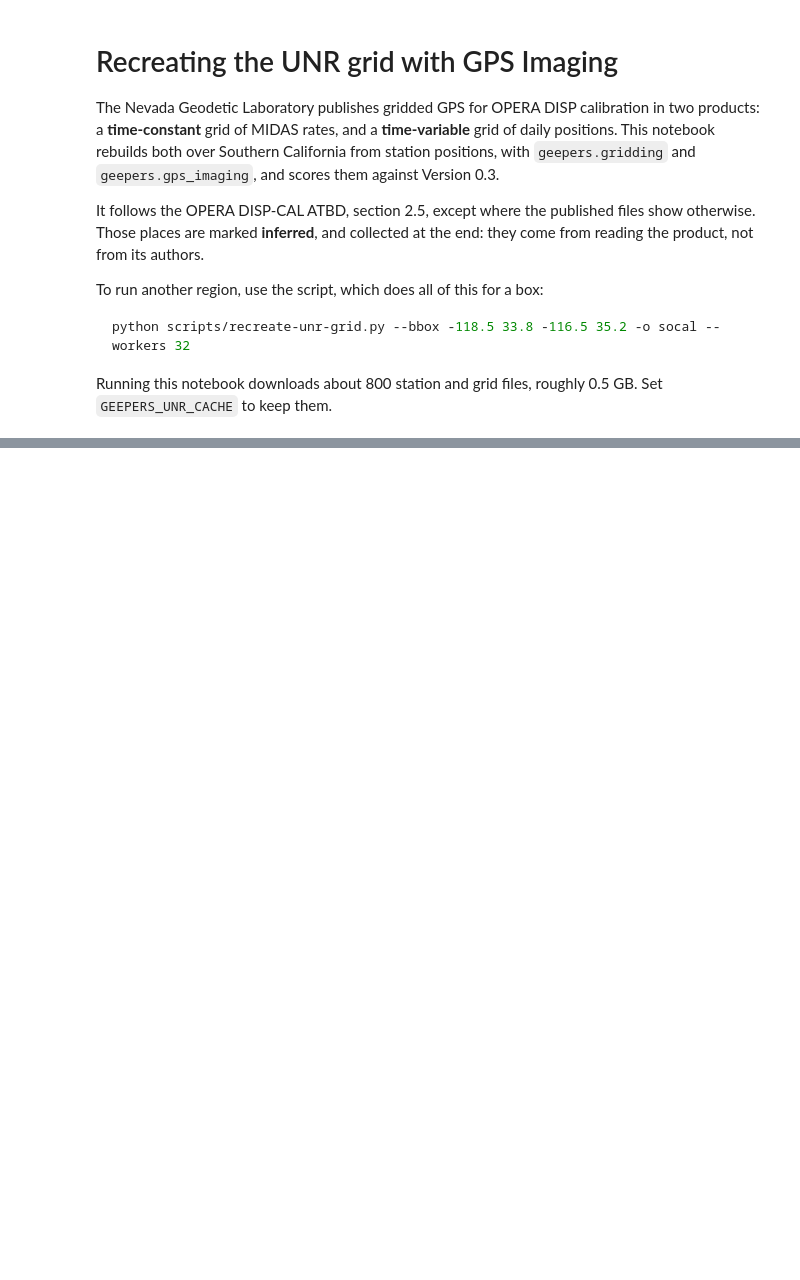
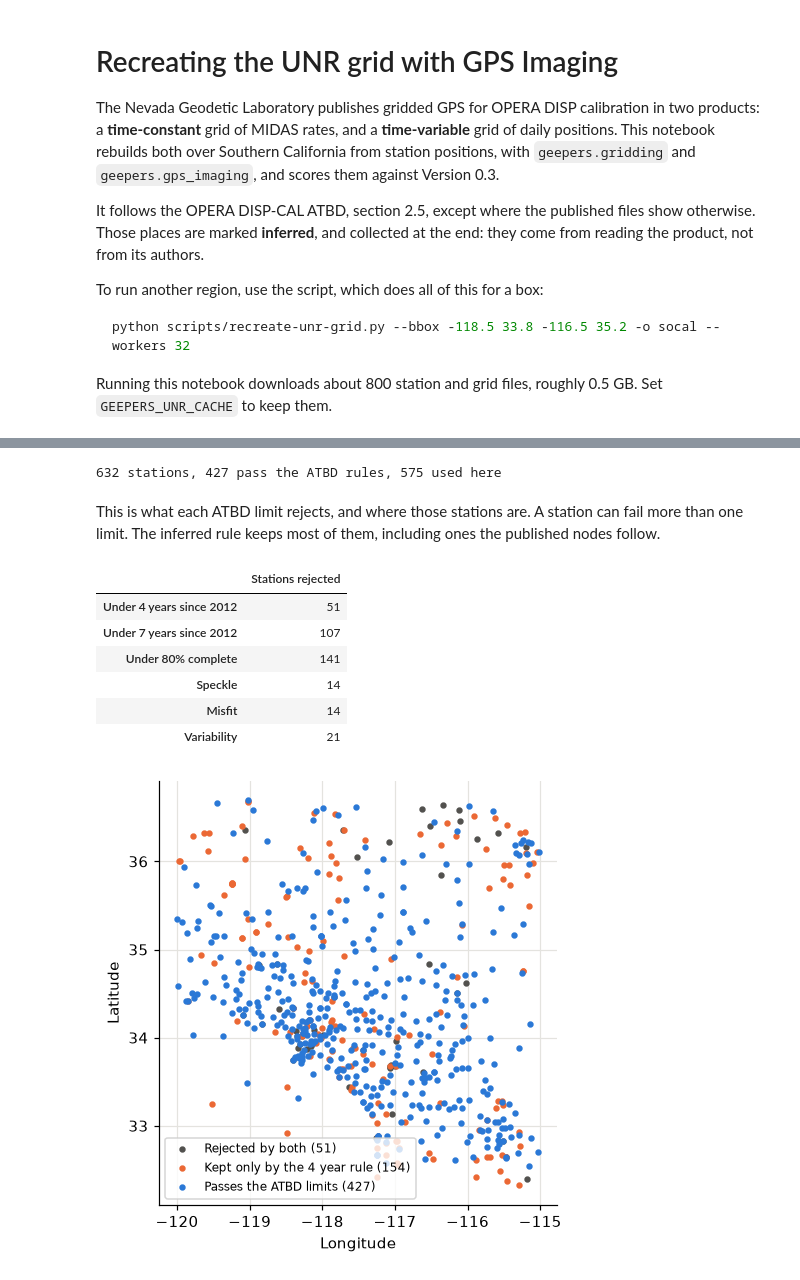
Before and after one commit to opera-adt/geepers, a Jupyter notebook: docs/notebooks/gps_imaging_unr_grid.ipynb, the cells around one changed output, grey strips where cells are left out. Cells and saved outputs as stored; diff of their text form; code cells hidden in the pictures; blank space fills up the shorter version.

```diff
--- a/docs/notebooks/gps_imaging_unr_grid.ipynb
+++ b/docs/notebooks/gps_imaging_unr_grid.ipynb
@@ -339,14 +391,7 @@ here possible: it needs no assumption about the recipe.
 # %%
-theirs = published[9600]["east"]
-fig, ax = plt.subplots(figsize=(10, 3))
-for site, color in (("VNPS", BLUE), ("P517", ORANGE)):
-    df = read_positions(site)
-    df = df[df.index >= START]
-    difference = (theirs.reindex(df.index) - df["east"]).round(2)
-    difference = difference - difference.median()
-    ax.plot(difference, ".", ms=1.5, color=color, label=site)
-    value = difference.round(2).value_counts()
-    print(f"{site}: the most common value of node minus station covers {value.iloc[0]} of {len(df)} days")
-ax.set(ylabel="Node minus station (mm)", ylim=(-15, 15), title="Node 9600 east")
-ax.legend(markerscale=5);
+df = constant_source.node_series(9600)
+for c in COMPONENTS:
+    coefficients = np.polyfit(df.decimal_year, df[c], 1)
+    departure = np.abs(df[c] - np.polyval(coefficients, df.decimal_year)).max()
+    print(f"{c:>5}: slope {coefficients[0]:7.3f} mm/yr, largest departure from the line {departure:.4f} mm")
 # %% [output]
@@ -385,0 +412,49 @@ error near the fault, while a Gulf of California breakline helped on the mainlan
+# %%
+atbd = stats[gridding.select_time_variable(stats)]
+chosen = gridding.decluster(stats[gridding.select_time_variable(stats, gridding.PUBLISHED_SELECTION)])
+print(f"{len(stats)} stations, {len(atbd)} pass the ATBD rules, {len(chosen)} used here")
+# %% [output]
+632 stations, 427 pass the ATBD rules, 575 used here
+# %% [markdown]
+This is what each ATBD limit rejects, and where those stations are. A station can fail more
+than one limit. The inferred rule keeps most of them, including ones the published nodes follow.
+# %%
+limits = gridding.SelectionCriteria()
+
+
+def fails(values, limit, strict=False):
+    bad = [values(c) > limit[c] if strict else values(c) >= limit[c] for c in COMPONENTS]
+    return pd.concat(bad, axis=1).any(axis=1)
+
+
+reasons = {
+    "Under 4 years since 2012": stats.duration_since_start < 4,
+    "Under 7 years since 2012": stats.duration_since_start < limits.min_years,
+    "Under 80% complete": stats.completeness < limits.min_completeness,
+    "Speckle": fails(lambda c: (stats[f"v{c[0]}"] - stats[f"vmsf{c[0]}"]).abs(), limits.max_speckle),
+    "Misfit": fails(lambda c: stats[f"misfit_{c[0]}"], limits.max_misfit, strict=True),
+    "Variability": fails(lambda c: stats[f"variability_{c[0]}"], limits.max_variability),
+}
+display(pd.Series({k: int(v.sum()) for k, v in reasons.items()}, name="Stations rejected").to_frame())
+
+passes_atbd = gridding.select_time_variable(stats)
+passes_inferred = gridding.select_time_variable(stats, gridding.PUBLISHED_SELECTION)
+fig, ax = plt.subplots(figsize=(6.5, 5))
+groups = (
+    (~passes_inferred, MUTED, "Rejected by both"),
+    (passes_inferred & ~passes_atbd, ORANGE, "Kept only by the 4 year rule"),
+    (passes_atbd, BLUE, "Passes the ATBD limits"),
+)
+for mask, color, label in groups:
+    ax.scatter(stats.lon[mask], stats.lat[mask], s=10, color=color, label=f"{label} ({mask.sum()})")
+ax.set(aspect=1 / np.cos(np.radians(34.5)), xlabel="Longitude", ylabel="Latitude")
+ax.legend(loc="lower left", fontsize=8);
+# %% [output]
+|  | Stations rejected |
+| Under 4 years since 2012 | 51 |
+| Under 7 years since 2012 | 107 |
+| Under 80% complete | 141 |
+| Speckle | 14 |
+| Misfit | 14 |
+| Variability | 21 |
+[figure, added]
```
Also changed, not shown: parts of 69 cells of this notebook.
